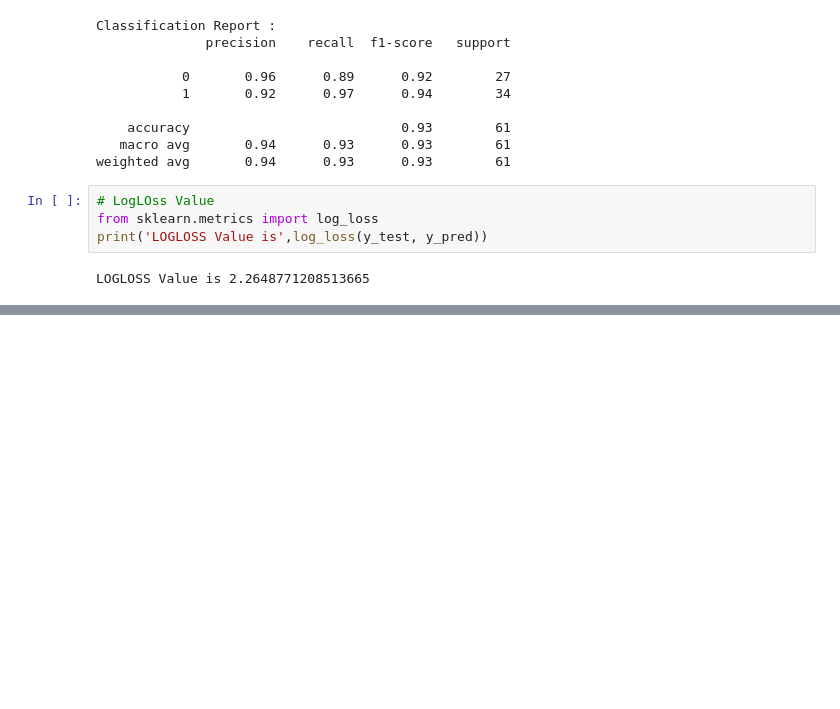
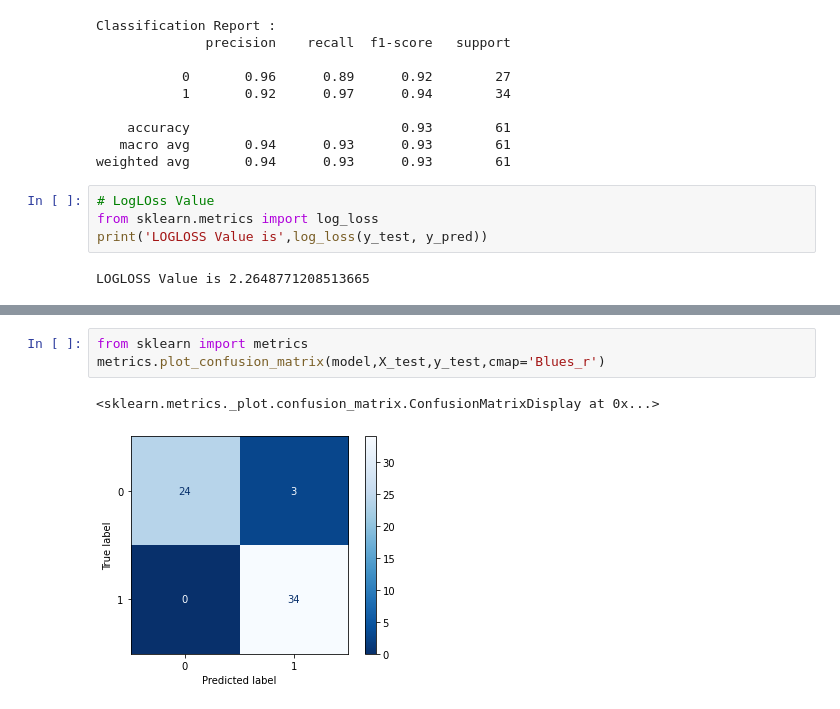
Before and after one commit to Zadak-H/Heart_Attack_Prediction, a Jupyter notebook: Heart_attack_prediction_classification.ipynb, the cells around one changed output, grey strips where cells are left out. Cells and saved outputs as stored; diff of their text form; blank space fills up the shorter version.

```diff
--- a/Heart_attack_prediction_classification.ipynb
+++ b/Heart_attack_prediction_classification.ipynb
@@ -851,0 +878,6 @@ LOGLOSS Value is 2.2648771208513665
+# %%
+from sklearn import metrics
+metrics.plot_confusion_matrix(model,X_test,y_test,cmap='Blues_r')
+# %% [output]
+<sklearn.metrics._plot.confusion_matrix.ConfusionMatrixDisplay at 0x...>
+[figure, added]
```
Also changed, not shown: parts of 8 cells of this notebook.
